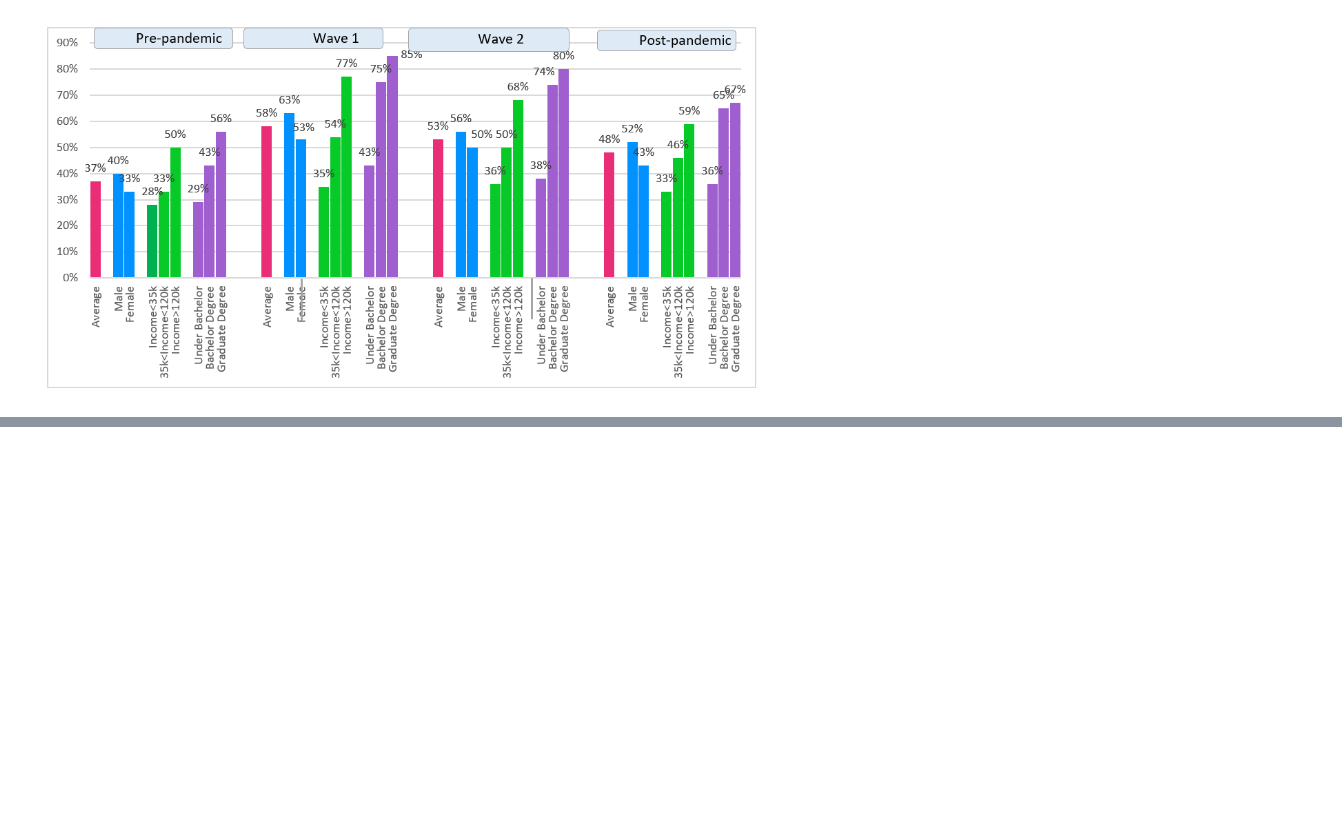
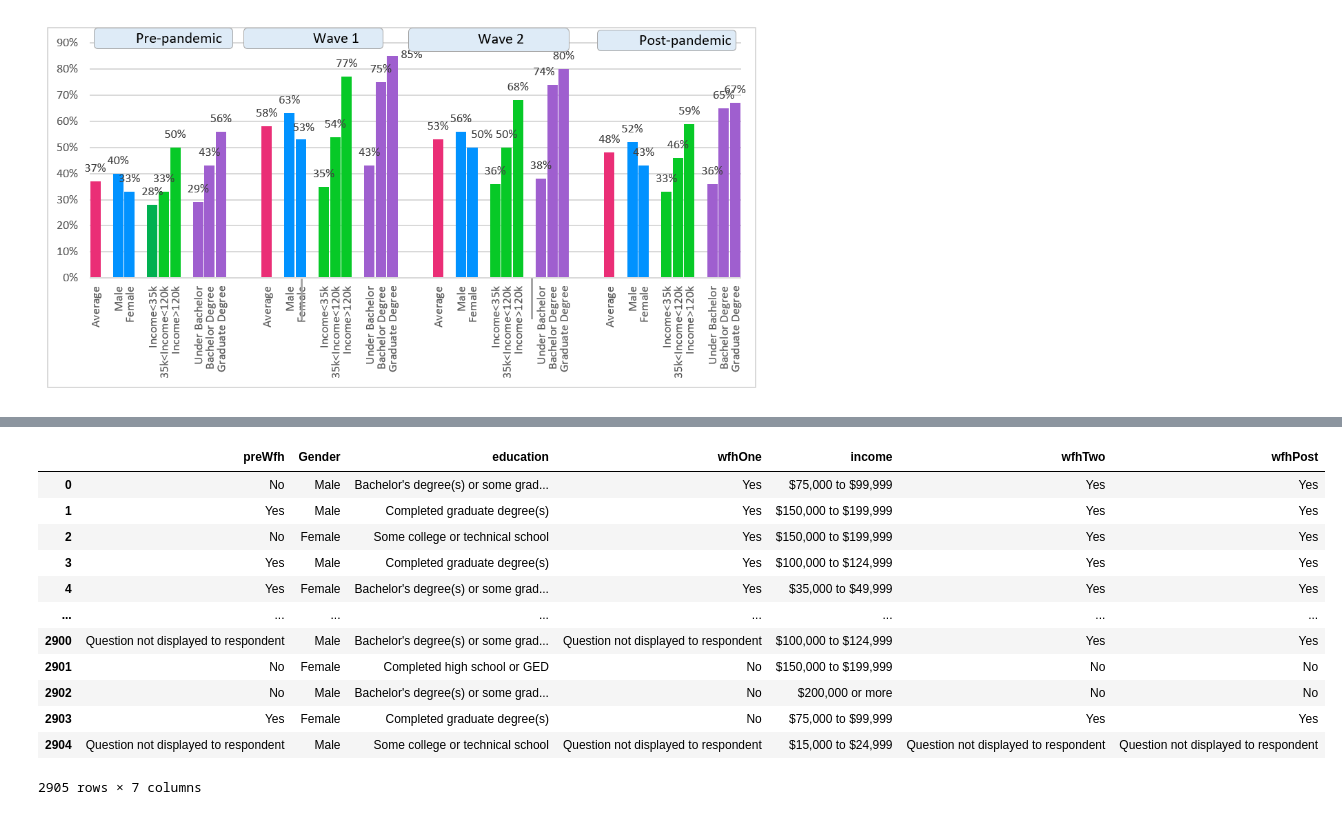
Before and after one commit to Savila25/CS-418-Project, a Jupyter notebook: Project progress report.ipynb, the cells around one changed output, grey strips where cells are left out. Cells and saved outputs as stored; diff of their text form; code cells hidden in the pictures; blank space fills up the shorter version.

```diff
--- a/Project progress report.ipynb
+++ b/Project progress report.ipynb
@@ -34,9 +34,9 @@ The survey encompasses four major categories: 1) socio-demographic variables suc
 import pandas as pd
 import numpy as np
 import os
-os.chdir("E:\\PhD\\Research\\CS\\418_Intro to Data Science\\Project")
-Data_wave1=pd.read_excel("Data_Wave1.xlsx")
-Data_wave2=pd.read_excel("Data_Wave2.xlsx")
+Data = pd.read_excel("Data.xlsx")
+Data_wave1= Data.iloc[:,8:45]
+Data_wave2= Data.iloc[:, 58:73]
 Data_wave1.head()
 # %% [output]
 |  | resp_id | weight | empl_pre_harm | jobcat_pre_harm | worker_now | student | wfh_pre | wfh_pre_freq | ... |
@@ -169,3 +169,29 @@ fig.add_annotation(text="Expected post-pandemic",
 #plot(fig)
 # %% [output]
 [interactive output not drawn]
+# %%
+test = {
+    "preWfh" :Data_wave1["wfh_pre"],
+    "Gender": Data_wave1["gender"],
+    "education":Data_wave1["educ"],
+    "wfhOne": Data_wave1["wfh_now"],
+    "income":Data_wave1["hhincome"],
+    "wfhTwo":Data_wave2["wfh_now.1"],
+    "wfhPost":Data_wave2["wfh_expect"]
+}
+combined = pd.DataFrame(test)
+combined
+# %% [output]
+|  | preWfh | Gender | education | wfhOne | income | wfhTwo | wfhPost |
+| 0 | No | Male | Bachelor's degree(s) or some grad... | Yes | $75,000 to $99,999 | Yes | Yes |
+| 1 | Yes | Male | Completed graduate degree(s) | Yes | $150,000 to $199,999 | Yes | Yes |
+| 2 | No | Female | Some college or technical school | Yes | $150,000 to $199,999 | Yes | Yes |
+| 3 | Yes | Male | Completed graduate degree(s) | Yes | $100,000 to $124,999 | Yes | Yes |
+| 4 | Yes | Female | Bachelor's degree(s) or some grad... | Yes | $35,000 to $49,999 | Yes | Yes |
+| ... | ... | ... | ... | ... | ... | ... | ... |
+| 2900 | Question not displayed to respondent | Male | Bachelor's degree(s) or some grad... | Question not displayed to respondent | $100,000 to $124,999 | Yes | Yes |
+| 2901 | No | Female | Completed high school or GED | No | $150,000 to $199,999 | No | No |
+| 2902 | No | Male | Bachelor's degree(s) or some grad... | No | $200,000 or more | No | No |
+| 2903 | Yes | Female | Completed graduate degree(s) | No | $75,000 to $99,999 | Yes | Yes |
+| 2904 | Question not displayed to respondent | Male | Some college or technical school | Question not displayed to respondent | $15,000 to $24,999 | Question not displayed to respondent | Question not displayed to respondent |
+2905 rows × 7 columns
```
Also changed, not shown: parts of 5 cells of this notebook, 2 other files.
